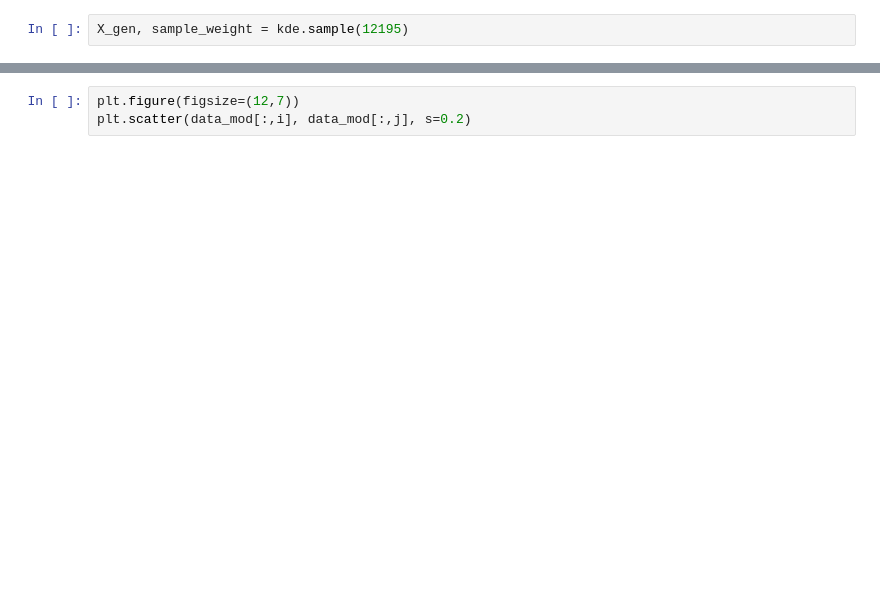
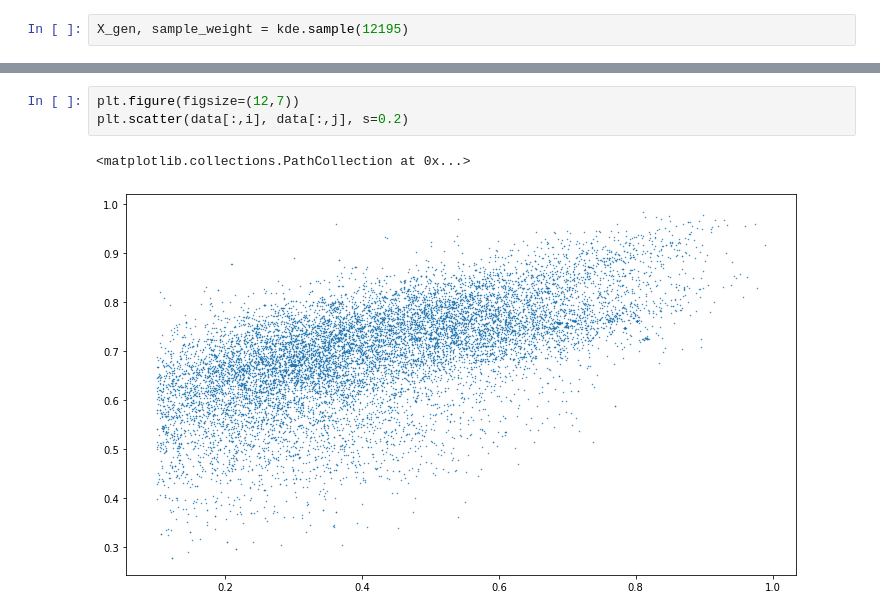
Before and after one commit to mbaak/synthsonic, a Jupyter notebook: notebooks/001-mb-kdecopulannpdf-examples/kdecopulannpdf_example.ipynb, the cells around one changed output, grey strips where cells are left out. Cells and saved outputs as stored; diff of their text form; blank space fills up the shorter version.

```diff
--- a/notebooks/001-mb-kdecopulannpdf-examples/kdecopulannpdf_example.ipynb
+++ b/notebooks/001-mb-kdecopulannpdf-examples/kdecopulannpdf_example.ipynb
@@ -85,3 +254,6 @@ plt.scatter(X_gen[:,i], X_gen[:,j], s=0.2*sample_weight)
 # %%
 plt.figure(figsize=(12,7))
-plt.scatter(data_mod[:,i], data_mod[:,j], s=0.2)
+plt.scatter(data[:,i], data[:,j], s=0.2)
+# %% [output]
+<matplotlib.collections.PathCollection at 0x...>
+[figure, added]
```
Also changed, not shown: parts of 21 cells of this notebook.
